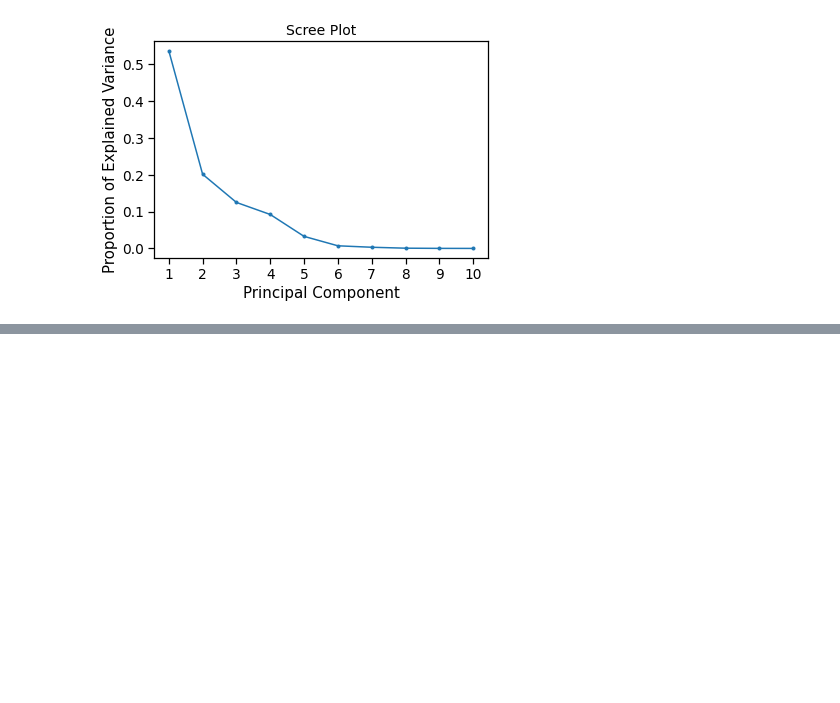
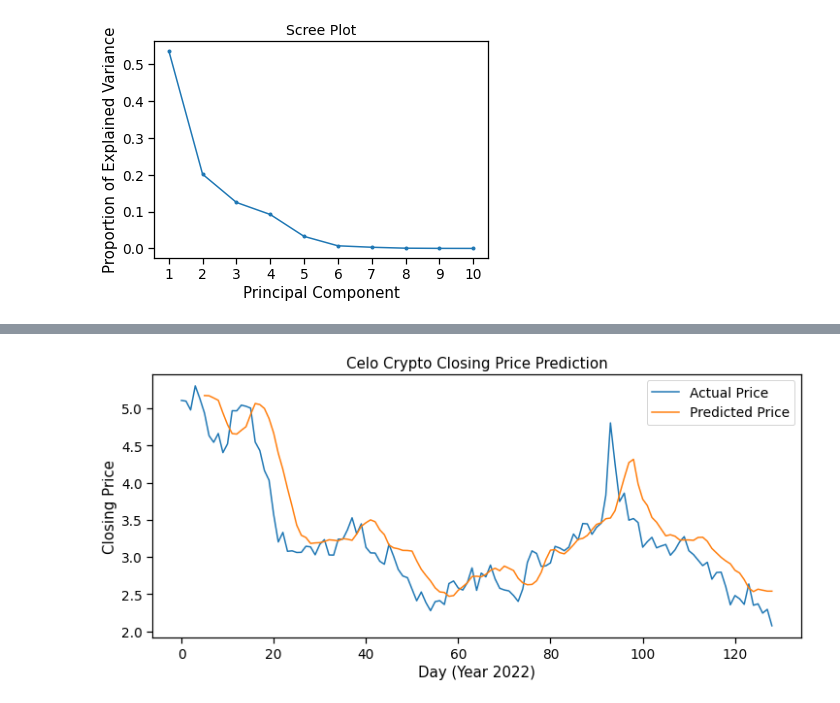
Before and after one commit to vincebarokie/crypto_model, a Jupyter notebook: crypto_price_machine_learning_model.ipynb, the cells around one changed output, grey strips where cells are left out. Saved outputs shown, nothing was run; the diff lists cells and outputs as text; code cells hidden in the pictures; blank space fills up the shorter version.

```diff
--- a/crypto_price_machine_learning_model.ipynb
+++ b/crypto_price_machine_learning_model.ipynb
@@ -619,0 +714,14 @@ actual_preds_plot(X_test, 'date', 'actual', 'predictions')
+# %%
+preds = model.predict(test_features)
+# %%
+plt.figure(figsize = (12, 5))
+plt.plot(scaler.inverse_transform(test), label='Actual Price')
+# Note: there are less prices for the predicted price than the actual price,
+# because we need to use 5 days of prices to create our first prediction
+plt.plot(range(5, len(test)), scaler.inverse_transform(preds), label='Predicted Price')
+plt.title('Celo Crypto Closing Price Prediction')
+plt.xlabel('Day (Year 2022)')
+plt.ylabel('Closing Price')
+plt.legend();
+# %% [output]
+[figure, added]
```
Also changed, not shown: parts of 17 cells of this notebook.
